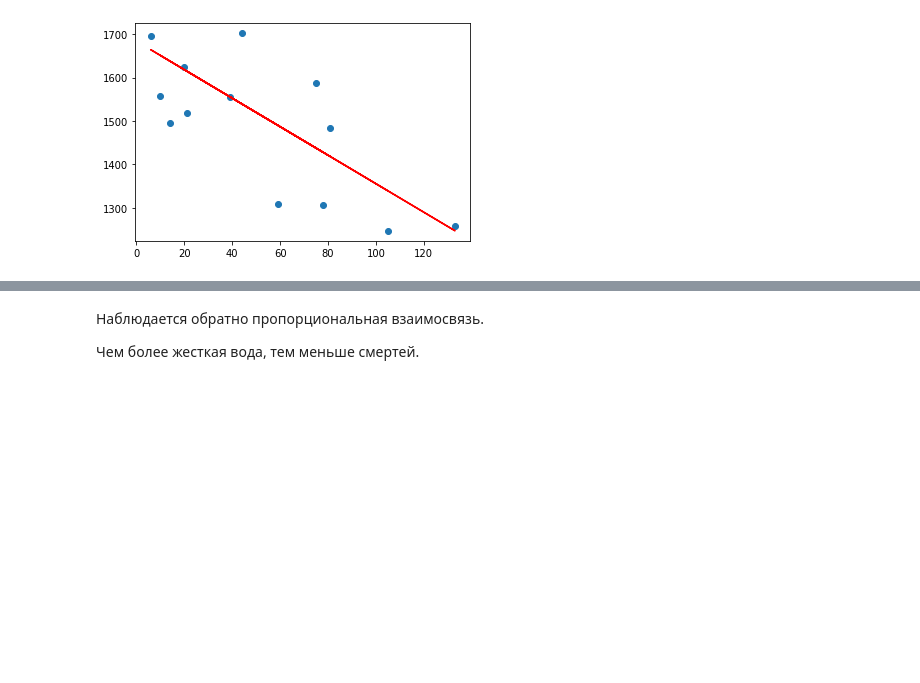
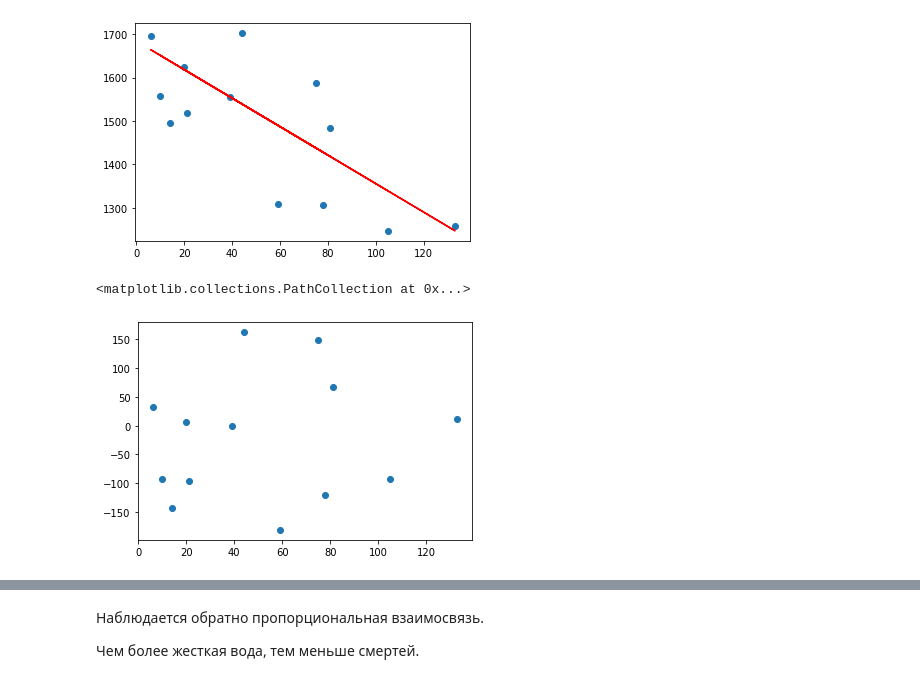
Before and after one commit to Denis-hap/pyda-9, a Jupyter notebook: 19-vvedenie-v-statistiku/new-dz-19.ipynb, the cells around one changed output, grey strips where cells are left out. Drawn from its saved outputs; the diff is of its cells as text; code cells hidden in the pictures; blank space fills up the shorter version.

```diff
--- a/19-vvedenie-v-statistiku/new-dz-19.ipynb
+++ b/19-vvedenie-v-statistiku/new-dz-19.ipynb
@@ -72,3 +72,8 @@ plt.plot(X_test, y_pred, c='r')
 # %% [output]
 [<matplotlib.lines.Line2D at 0x...>]
 [figure]
+# %%
+plt.scatter(X_test, y_test - y_pred)
+# %% [output]
+<matplotlib.collections.PathCollection at 0x...>
+[figure, added]
```
Also changed, not shown: parts of 10 cells of this notebook.
